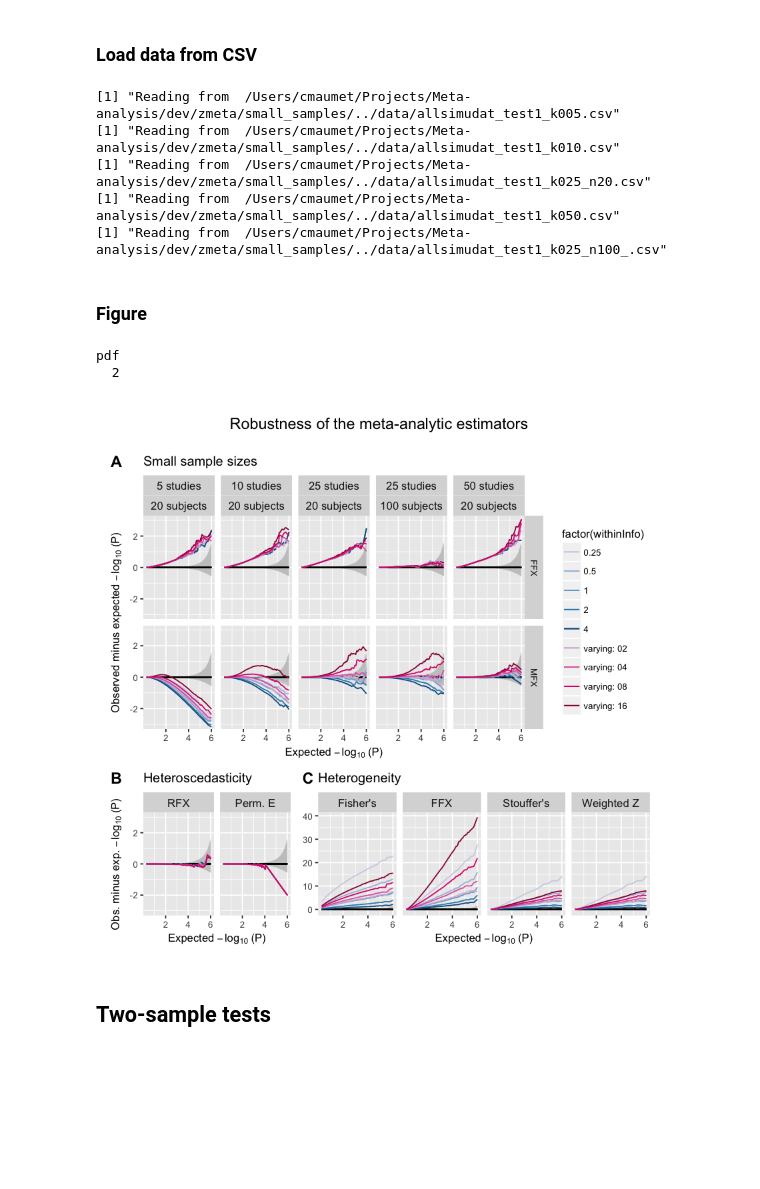
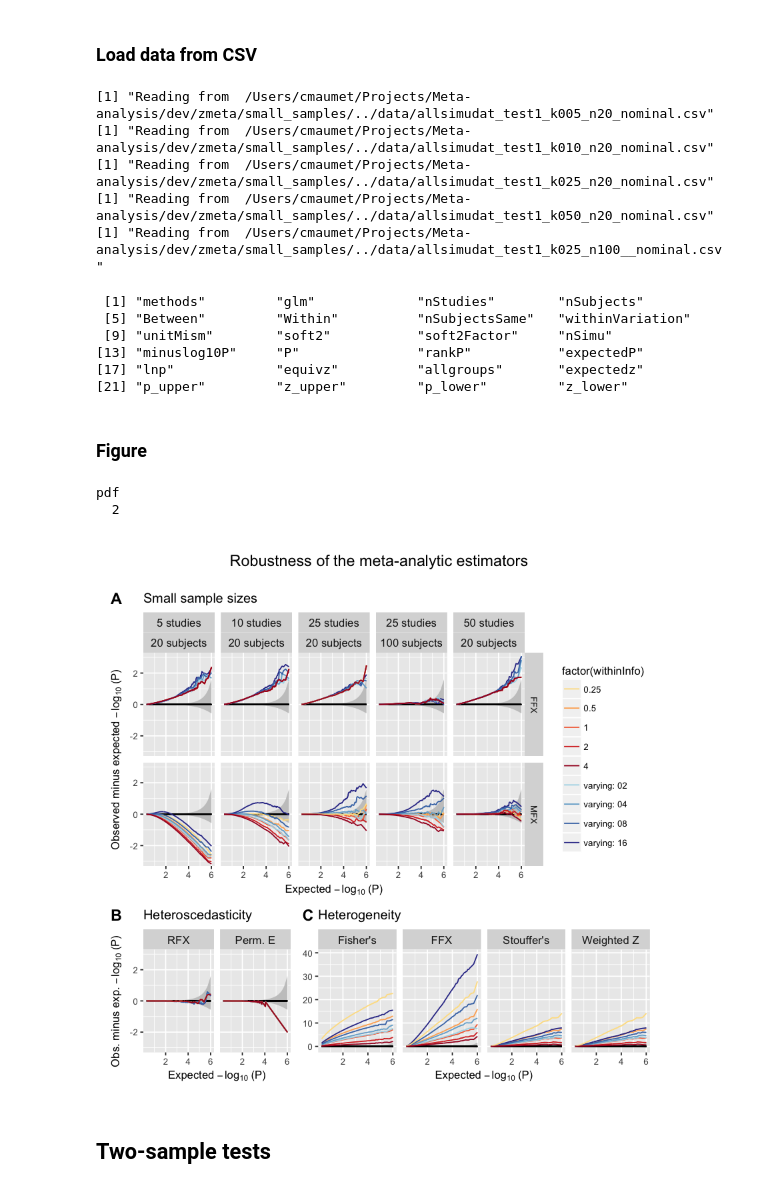
Before and after one commit to cmaumet/zmeta, a Jupyter notebook: small_samples/plot_small_sample.ipynb, the cells around one changed output. Drawn from its saved outputs; the diff is of its cells as text; code cells hidden in the pictures; blank space fills up the shorter version.

Commit message:
Plot with same order of overlays for all

```diff
--- a/small_samples/plot_small_sample.ipynb
+++ b/small_samples/plot_small_sample.ipynb
@@ -29,17 +29,17 @@ The following object is masked from ‘package:ggplot2’:
 # %% [markdown]
 ### Load data from CSV
 # %%
-allsimudat_k05 <- load_data_from_csv('^test1_k005.*', '/Volumes/camille/IBMA_simu/')
-allsimudat_k10 <- load_data_from_csv('^test1_k010.*', '/Volumes/camille/IBMA_simu/')
-allsimudat_k25 <- load_data_from_csv('^test1_k025_n20.*', '/Volumes/camille/IBMA_simu/')
-allsimudat_k50 <- load_data_from_csv('^test1_k050.*', '/Volumes/camille/IBMA_simu/')
-allsimudat_k25_n100 <- load_data_from_csv('^test1_k025_n100_.*', '/Volumes/camille/IBMA_simu/')
+allsimudat_k05 <- load_data_from_csv('^test1_k005_n20.*_nominal', '/Volumes/camille/IBMA_simu/')
+allsimudat_k10 <- load_data_from_csv('^test1_k010_n20.*_nominal', '/Volumes/camille/IBMA_simu/')
+allsimudat_k25 <- load_data_from_csv('^test1_k025_n20.*_nominal*', '/Volumes/camille/IBMA_simu/')
+allsimudat_k50 <- load_data_from_csv('^test1_k050_n20.*_nominal*', '/Volumes/camille/IBMA_simu/')
+allsimudat_k25_n100 <- load_data_from_csv('^test1_k025_n100_.*_nominal', '/Volumes/camille/IBMA_simu/')
 # %% [output]
-[1] "Reading from  /Users/cmaumet/Projects/Meta-analysis/dev/zmeta/small_samples/../data/allsimudat_test1_k005.csv"
-[1] "Reading from  /Users/cmaumet/Projects/Meta-analysis/dev/zmeta/small_samples/../data/allsimudat_test1_k010.csv"
-[1] "Reading from  /Users/cmaumet/Projects/Meta-analysis/dev/zmeta/small_samples/../data/allsimudat_test1_k025_n20.csv"
-[1] "Reading from  /Users/cmaumet/Projects/Meta-analysis/dev/zmeta/small_samples/../data/allsimudat_test1_k050.csv"
-[1] "Reading from  /Users/cmaumet/Projects/Meta-analysis/dev/zmeta/small_samples/../data/allsimudat_test1_k025_n100_.csv"
+[1] "Reading from  /Users/cmaumet/Projects/Meta-analysis/dev/zmeta/small_samples/../data/allsimudat_test1_k005_n20_nominal.csv"
+[1] "Reading from  /Users/cmaumet/Projects/Meta-analysis/dev/zmeta/small_samples/../data/allsimudat_test1_k010_n20_nominal.csv"
+[1] "Reading from  /Users/cmaumet/Projects/Meta-analysis/dev/zmeta/small_samples/../data/allsimudat_test1_k025_n20_nominal.csv"
+[1] "Reading from  /Users/cmaumet/Projects/Meta-analysis/dev/zmeta/small_samples/../data/allsimudat_test1_k050_n20_nominal.csv"
+[1] "Reading from  /Users/cmaumet/Projects/Meta-analysis/dev/zmeta/small_samples/../data/allsimudat_test1_k025_n100__nominal.csv"
 # %%
 allsimudat <- rbind(
                     allsimudat_k05,
@@ -48,9 +48,19 @@ allsimudat <- rbind(
                     allsimudat_k25_n100,
                     allsimudat_k50
 )
+# %%
+names(allsimudat)
+# %% [output]
+ [1] "methods"         "glm"             "nStudies"        "nSubjects"
+ [5] "Between"         "Within"          "nSubjectsSame"   "withinVariation"
+ [9] "unitMism"        "soft2"           "soft2Factor"     "nSimu"
+[13] "minuslog10P"     "P"               "rankP"           "expectedP"
+[17] "lnp"             "equivz"          "allgroups"       "expectedz"
+[21] "p_upper"         "z_upper"         "p_lower"         "z_lower"
 # %% [markdown]
 ### Figure
 # %%
+source(file.path('..', 'commons','plot_grid_methods_color_within.R'))
 robutness_plot <- function(data){
     data_positive_z <- subset(
         data, is.finite(expectedz) & expectedz>0 & (unitMism=="nominal"))#  &  methods %in% con_methods)
@@ -120,34 +130,34 @@ robutness_plot <- function(data){
     if (data$glm[1] == 1){
         # For one-sample tests we have many methods to check against heterogeneity
         widths = c(0.4, 0.75)
     } else {
         # For two-sample tests we only have one method to check against heterogeneity
         widths = c(0.6, 0.4)
     }
 
     bottom_row <- plot_grid(p2, p3, labels = c('B', 'C'),ncol=2, rel_widths=widths)
     p <- plot_grid(top_row, bottom_row, labels = ' ',ncol=1, rel_heights=c(1.7, 1))
     title <- ggdraw() + draw_label('Robustness of the meta-analytic estimators')
     p <- plot_grid(title, p, ncol=1, rel_heights=c(0.1, 1))
 
     # legend <- get_legend(p1 + theme(legend.position="right"))
     # p <- plot_grid(p, legend, ncol = 2, rel_widths = c(1, .2))
     return(p)
 }
 
 p <- robutness_plot(allsimudat)
 
 # print on screen
 print(p)
 
 # Save to pdf
 pdf(paste("robustness.pdf", sep=""))
 print(p)
 dev.off()
 # %% [output]
 pdf
   2
-[figure, old version]
+[figure, new version]
 # %% [markdown]
 ## Two-sample tests
 # %%
```
Also changed, not shown: parts of 1 cell of this notebook, 3 other files.
